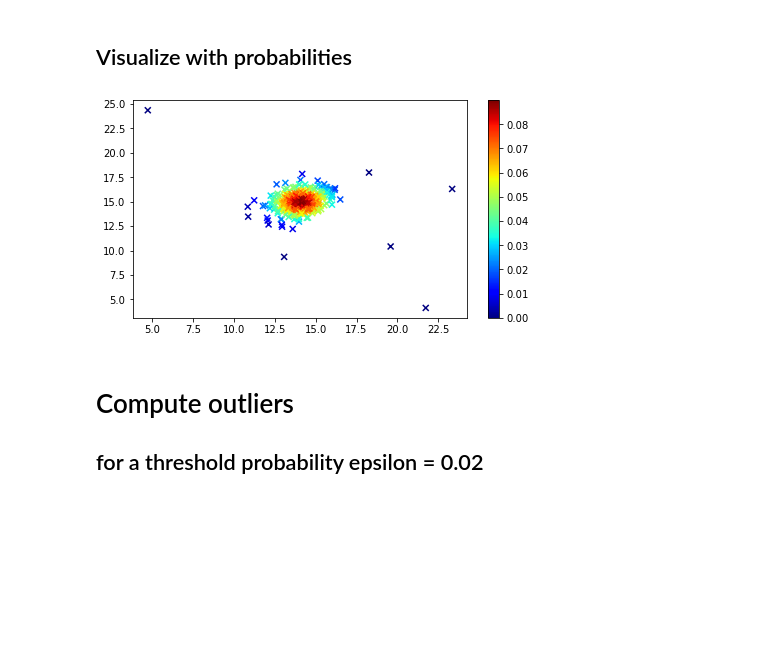
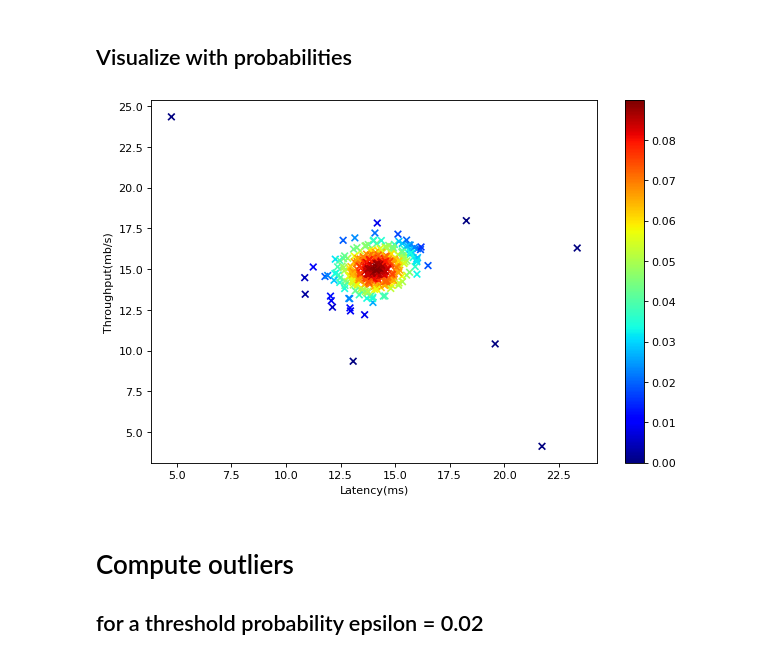
Before and after one commit to therobotacademy/kaggle-anomaly-detection, a Jupyter notebook: data/MultivariateGaussian/GaussianMixtureModels.server-anomaly_detection.ipynb, the cells around one changed output. Drawn from its saved outputs; the diff is of its cells as text; code cells hidden in the pictures; blank space fills up the shorter version.

```diff
--- a/data/MultivariateGaussian/GaussianMixtureModels.server-anomaly_detection.ipynb
+++ b/data/MultivariateGaussian/GaussianMixtureModels.server-anomaly_detection.ipynb
@@ -60,12 +62,14 @@ plt.show()
 # %% [markdown]
 ## Visualize with probabilities
 # %%
-plt.figure(figsize=(7.5,4))
+figure(figsize=(9, 6), dpi=80)
 plt.scatter(X[:,0],X[:,1],marker="x",c=p,cmap='jet')
 plt.colorbar()
+plt.xlabel('Latency(ms)')
+plt.ylabel('Throughput(mb/s)')
 plt.show()
 # %% [output]
-[figure, old version]
+[figure, new version]
 # %% [markdown]
 # Compute outliers
 ## for a threshold probability epsilon = 0.02
```
Also changed, not shown: parts of 28 cells of this notebook.
